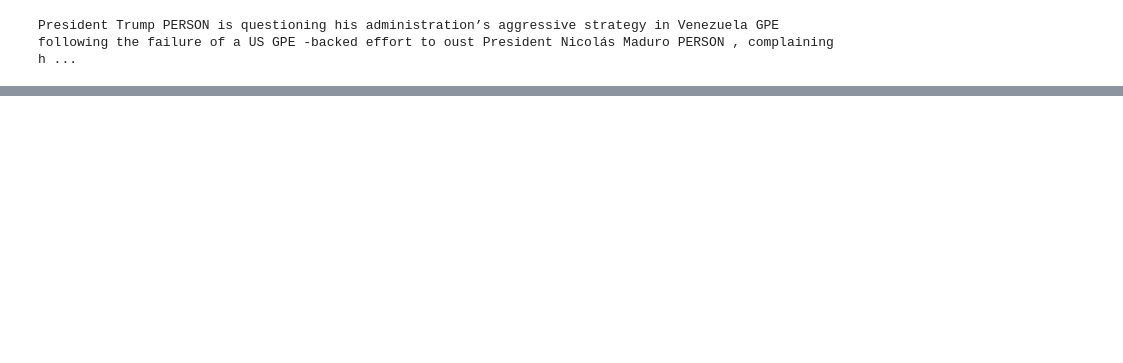
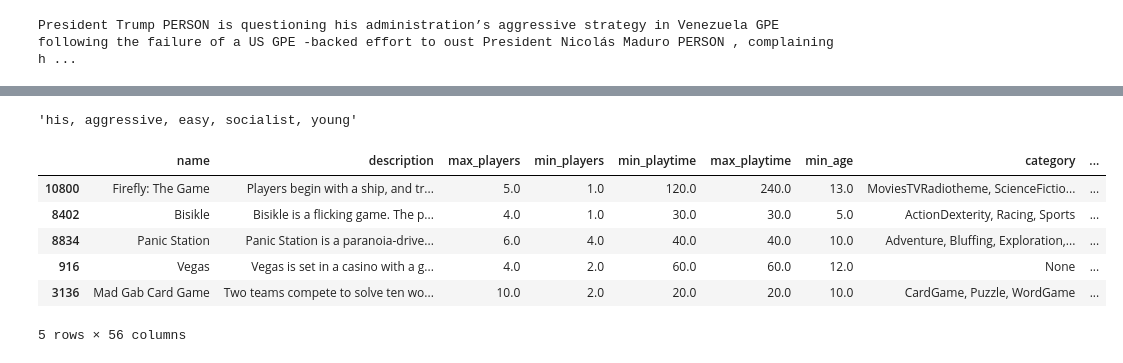
Before and after one commit to nealcaren/KULeuvenBigData, a Jupyter notebook: notebooks/Bonus_NLP.ipynb, the cells around one changed output, grey strips where cells are left out. Saved outputs shown, nothing was run; the diff lists cells and outputs as text; code cells hidden in the pictures; blank space fills up the shorter version.

```diff
--- a/notebooks/Bonus_NLP.ipynb
+++ b/notebooks/Bonus_NLP.ipynb
@@ -54,0 +114,19 @@ President Trump PERSON is questioning his administration’s aggressive strategy
+# %%
+extract_adjectives(wp)
+# %% [output]
+'his, aggressive, easy, socialist, young'
+# %%
+import pandas as pd
+
+bg_df_full = pd.read_csv('data/boardgames.csv')
+# %%
+bg_df = bg_df_full.sample(500)
+bg_df.head()
+# %% [output]
+|  | name | description | max_players | min_players | min_playtime | max_playtime | min_age | category | ... |
+| 10800 | Firefly: The Game | Players begin with a ship, and tr... | 5.0 | 1.0 | 120.0 | 240.0 | 13.0 | MoviesTVRadiotheme, ScienceFictio... | ... |
+| 8402 | Bisikle | Bisikle is a flicking game. The p... | 4.0 | 1.0 | 30.0 | 30.0 | 5.0 | ActionDexterity, Racing, Sports | ... |
+| 8834 | Panic Station | Panic Station is a paranoia-drive... | 6.0 | 4.0 | 40.0 | 40.0 | 10.0 | Adventure, Bluffing, Exploration,... | ... |
+| 916 | Vegas | Vegas is set in a casino with a g... | 4.0 | 2.0 | 60.0 | 60.0 | 12.0 | None | ... |
+| 3136 | Mad Gab Card Game | Two teams compete to solve ten wo... | 10.0 | 2.0 | 20.0 | 20.0 | 10.0 | CardGame, Puzzle, WordGame | ... |
+5 rows × 56 columns
```
Also changed, not shown: parts of 17 cells of this notebook.
